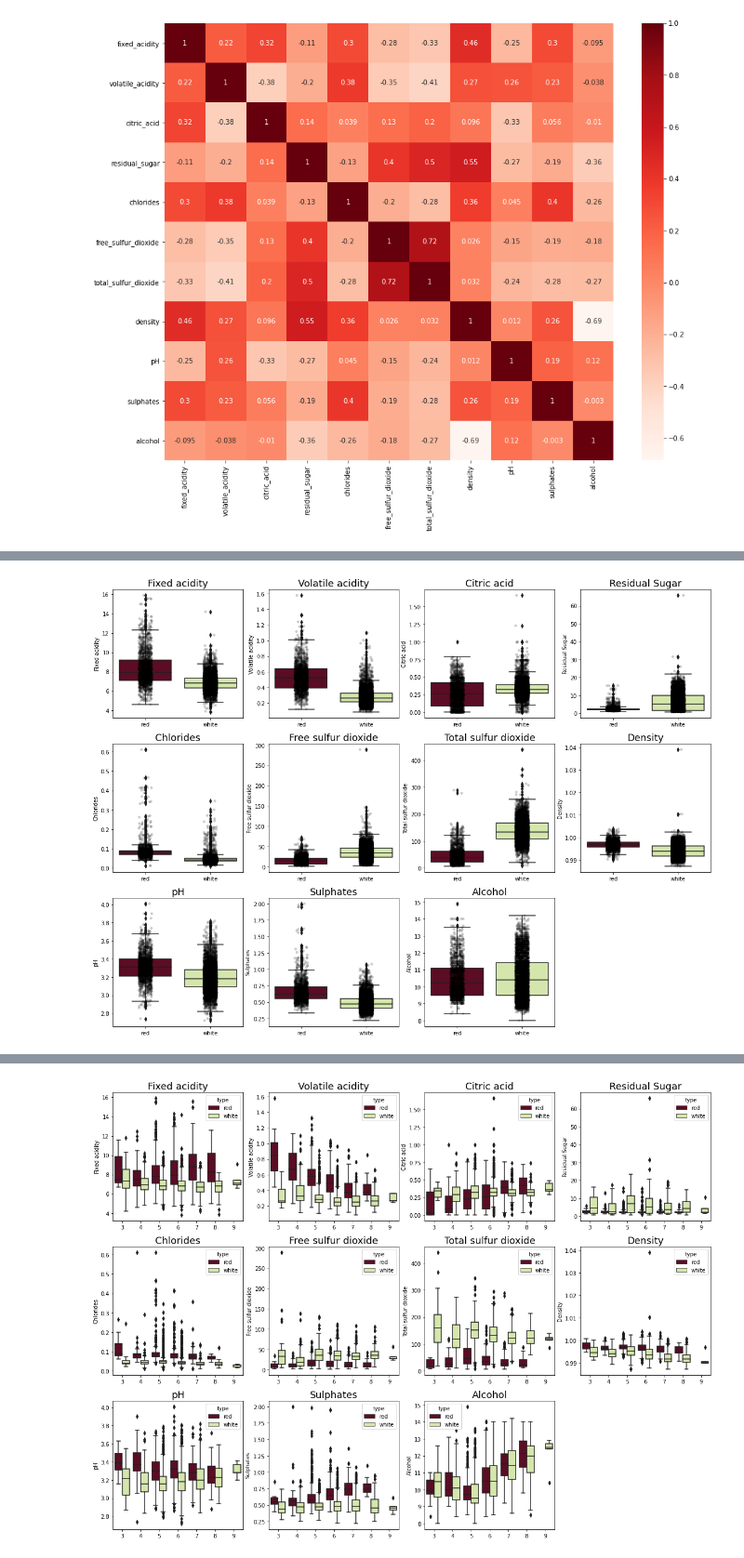
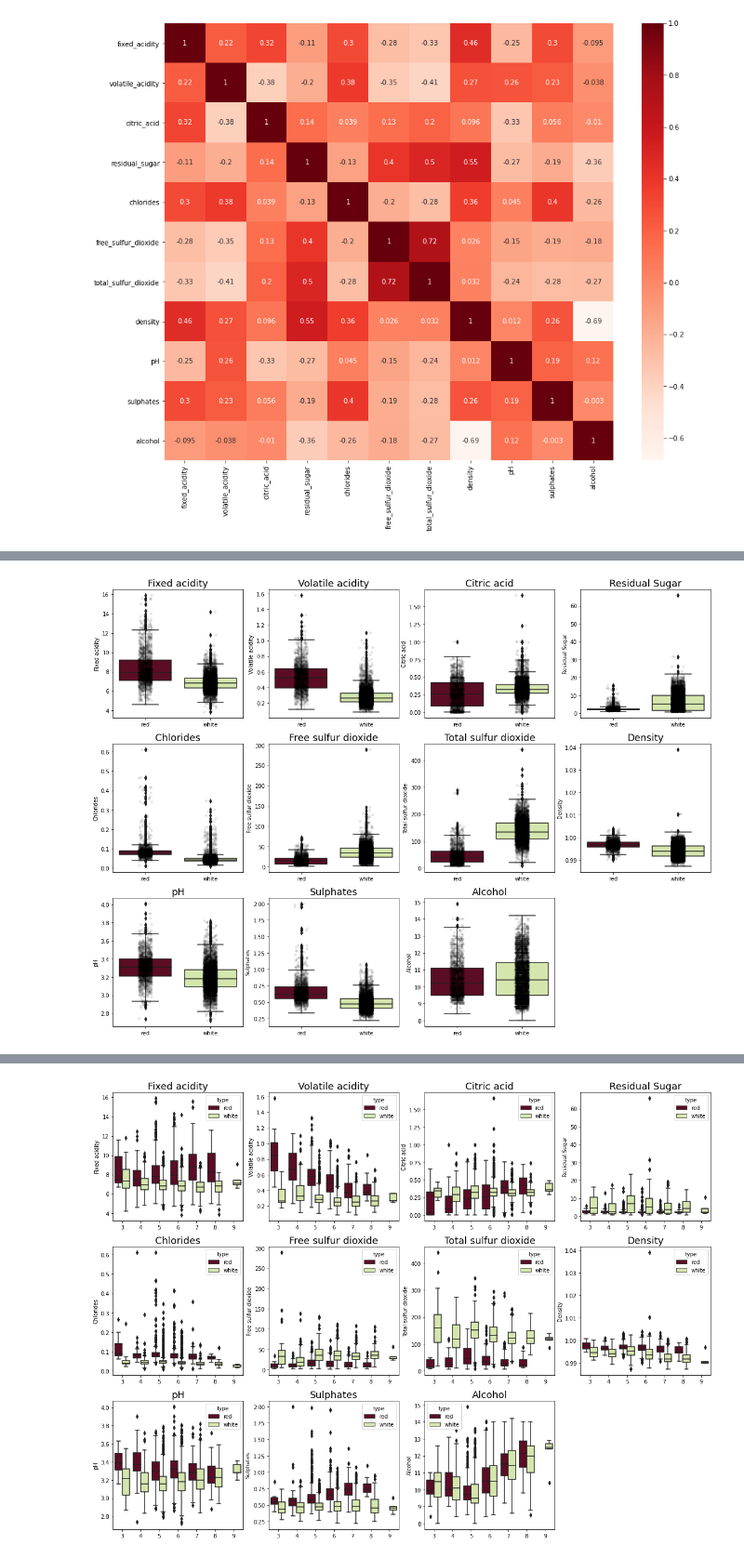
Before and after one commit to ghmigliorini/site, a Jupyter notebook: content/post/2021-12-21-wine-notebook/index.ipynb, the cells around one changed output, grey strips where cells are left out. Shown: that part at 93% size. Cells and saved outputs as stored; diff of their text form; code cells hidden in the pictures.

```diff
--- a/content/post/2021-12-21-wine-notebook/index.ipynb
+++ b/content/post/2021-12-21-wine-notebook/index.ipynb
@@ -163,82 +209,82 @@ f, axes = plt.subplots(3, 4, figsize = (20, 15))
 
 # fixed acidity
 sns.boxplot(x = 'type', y = 'fixed_acidity', palette=['#67001f',"#d9f0a3"], data = df_wine_full, ax=axes[0, 0])
-sns.stripplot(x = 'type', y = 'fixed_acidity', color='black', alpha=0.2, data = df_wine_full, ax=axes[0, 0])
+sns.stripplot(x = 'type', y = 'fixed_acidity', color='black', alpha=0.1, data = df_wine_full, ax=axes[0, 0])
 axes[0, 0].set_title("Fixed acidity", fontsize = 18)
 axes[0, 0].set_ylabel("Fixed acidity")
 axes[0, 0].set_xlabel("")
 
 # volatile acidity
 sns.boxplot(x = 'type', y = 'volatile_acidity', palette=['#67001f',"#d9f0a3"], data = df_wine_full, ax=axes[0, 1])
-sns.stripplot(x = 'type', y = 'volatile_acidity', color='black', alpha=0.2, data = df_wine_full, ax=axes[0, 1])
+sns.stripplot(x = 'type', y = 'volatile_acidity', color='black', alpha=0.1, data = df_wine_full, ax=axes[0, 1])
 axes[0, 1].set_title("Volatile acidity", fontsize = 18)
 axes[0, 1].set_ylabel("Volatile acidity")
 axes[0, 1].set_xlabel("")
 
 # citric acid
 sns.boxplot(x = 'type', y = 'citric_acid', palette=['#67001f',"#d9f0a3"], data = df_wine_full, ax=axes[0, 2])
-sns.stripplot(x = 'type', y = 'citric_acid', color='black', alpha=0.2, data = df_wine_full, ax=axes[0, 2])
+sns.stripplot(x = 'type', y = 'citric_acid', color='black', alpha=0.1, data = df_wine_full, ax=axes[0, 2])
 axes[0, 2].set_title("Citric acid", fontsize = 18)
 axes[0, 2].set_ylabel("Citric acid")
 axes[0, 2].set_xlabel("")
 
 # residual sugar
 sns.boxplot(x = 'type', y = 'residual_sugar', palette=['#67001f',"#d9f0a3"], data = df_wine_full, ax=axes[0, 3])
-sns.stripplot(x = 'type', y = 'residual_sugar', color='black', alpha=0.2, data = df_wine_full, ax=axes[0, 3])
+sns.stripplot(x = 'type', y = 'residual_sugar', color='black', alpha=0.1, data = df_wine_full, ax=axes[0, 3])
 axes[0, 3].set_title("Residual Sugar", fontsize = 18)
 axes[0, 3].set_ylabel("Residual Sugar")
 axes[0, 3].set_xlabel("")
 
 # chlorides
 sns.boxplot(x = 'type', y = 'chlorides', palette=['#67001f',"#d9f0a3"], data = df_wine_full, ax=axes[1, 0])
-sns.stripplot(x = 'type', y = 'chlorides', color='black', alpha=0.2, data = df_wine_full, ax=axes[1, 0])
+sns.stripplot(x = 'type', y = 'chlorides', color='black', alpha=0.1, data = df_wine_full, ax=axes[1, 0])
 axes[1, 0].set_title("Chlorides", fontsize = 18)
 axes[1, 0].set_ylabel("Chlorides")
 axes[1, 0].set_xlabel("")
 
 # free sulfur dioxide
 sns.boxplot(x = 'type', y = 'free_sulfur_dioxide', palette=['#67001f',"#d9f0a3"], data = df_wine_full, ax=axes[1, 1])
-sns.stripplot(x = 'type', y = 'free_sulfur_dioxide', color='black', alpha=0.2, data = df_wine_full, ax=axes[1, 1])
+sns.stripplot(x = 'type', y = 'free_sulfur_dioxide', color='black', alpha=0.1, data = df_wine_full, ax=axes[1, 1])
 axes[1, 1].set_title("Free sulfur dioxide", fontsize = 18)
 axes[1, 1].set_ylabel("Free sulfur dioxide")
 axes[1, 1].set_xlabel("")
 
 # total sulfur dioxide
 sns.boxplot(x = 'type', y = 'total_sulfur_dioxide', palette=['#67001f',"#d9f0a3"], data = df_wine_full, ax=axes[1, 2])
-sns.stripplot(x = 'type', y = 'total_sulfur_dioxide', color='black', alpha=0.2, data = df_wine_full, ax=axes[1, 2])
+sns.stripplot(x = 'type', y = 'total_sulfur_dioxide', color='black', alpha=0.1, data = df_wine_full, ax=axes[1, 2])
 axes[1, 2].set_title("Total sulfur dioxide", fontsize = 18)
 axes[1, 2].set_ylabel("Total sulfur dioxide")
 axes[1, 2].set_xlabel("")
 
 # density
 sns.boxplot(x = 'type', y = 'density', palette=['#67001f',"#d9f0a3"], data = df_wine_full, ax=axes[1, 3])
-sns.stripplot(x = 'type', y = 'density', color='black', alpha=0.2, data = df_wine_full, ax=axes[1, 3])
+sns.stripplot(x = 'type', y = 'density', color='black', alpha=0.1, data = df_wine_full, ax=axes[1, 3])
 axes[1, 3].set_title("Density", fontsize = 18)
 axes[1, 3].set_ylabel("Density")
 axes[1, 3].set_xlabel("")
 
 # ph
 sns.boxplot(x = 'type', y = 'pH', palette=['#67001f',"#d9f0a3"], data = df_wine_full, ax=axes[2, 0])
-sns.stripplot(x = 'type', y = 'pH', color='black', alpha=0.2, data = df_wine_full, ax=axes[2, 0])
+sns.stripplot(x = 'type', y = 'pH', color='black', alpha=0.1, data = df_wine_full, ax=axes[2, 0])
 axes[2, 0].set_title("pH", fontsize = 18)
 axes[2, 0].set_ylabel("pH")
 axes[2, 0].set_xlabel("")
 
 # sulphates
 sns.boxplot(x = 'type', y = 'sulphates', palette=['#67001f',"#d9f0a3"], data = df_wine_full, ax=axes[2, 1])
-sns.stripplot(x = 'type', y = 'sulphates', color='black', alpha=0.2, data = df_wine_full, ax=axes[2, 1])
+sns.stripplot(x = 'type', y = 'sulphates', color='black', alpha=0.1, data = df_wine_full, ax=axes[2, 1])
 axes[2, 1].set_title("Sulphates", fontsize = 18)
 axes[2, 1].set_ylabel("Sulphates")
 axes[2, 1].set_xlabel("")
 
 # alcohol
 sns.boxplot(x = 'type', y = 'alcohol', palette=['#67001f',"#d9f0a3"], data = df_wine_full, ax=axes[2, 2])
-sns.stripplot(x = 'type', y = 'alcohol', color='black', alpha=0.2, data = df_wine_full, ax=axes[2, 2])
+sns.stripplot(x = 'type', y = 'alcohol', color='black', alpha=0.1, data = df_wine_full, ax=axes[2, 2])
 axes[2, 2].set_title("Alcohol", fontsize = 18)
 axes[2, 2].set_ylabel("Alcohol")
 axes[2, 2].set_xlabel("")
 
 f.delaxes(axes[2,3])
 # %% [output]
-[figure, old version]
+[figure, new version]
 # %% [markdown]
```
Also changed, not shown: parts of 33 cells of this notebook.
